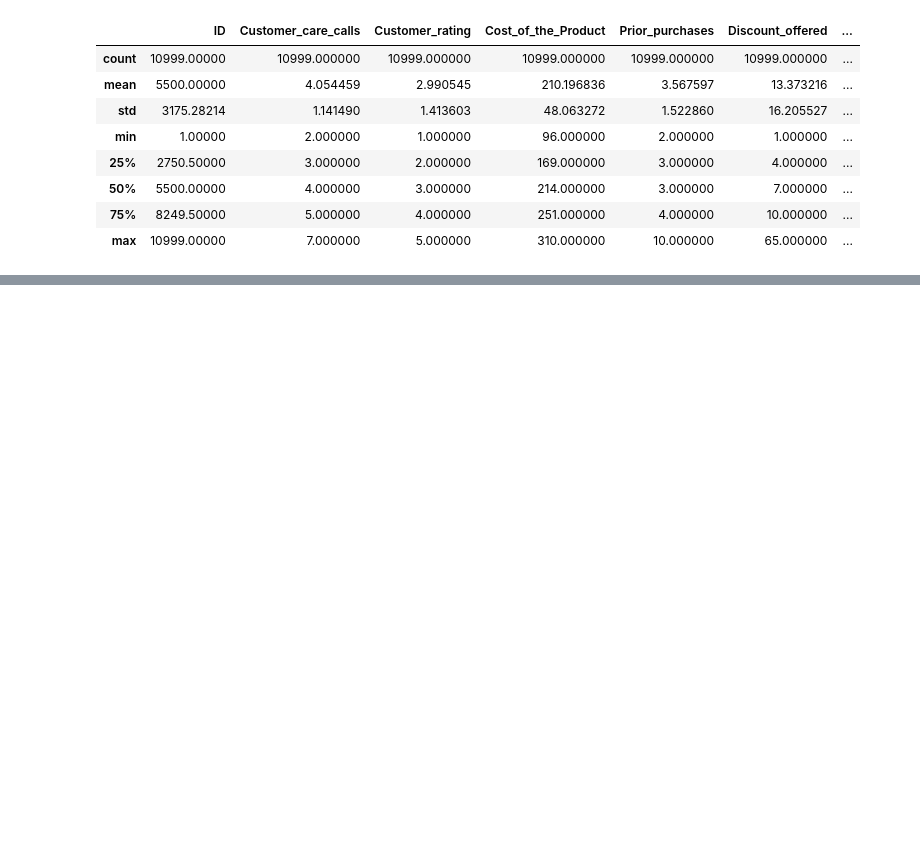
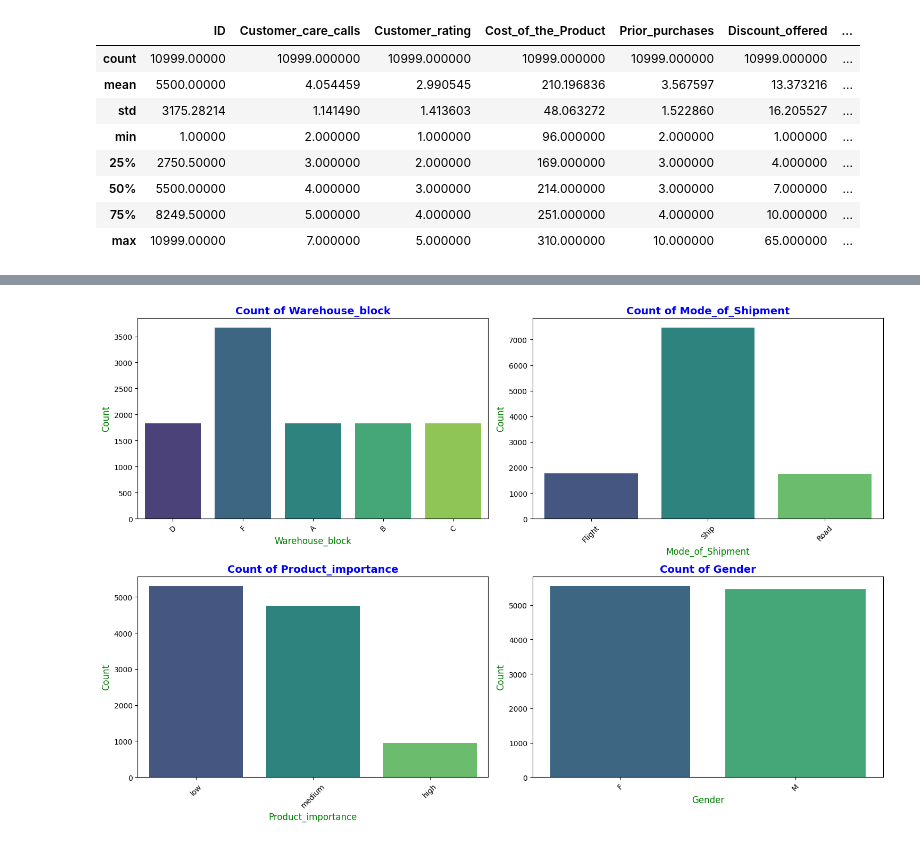
Before and after one commit to Sara2539360/Excel, a Jupyter notebook: Final_ML_Project_E_Comm.ipynb, the cells around one changed output, grey strips where cells are left out. Cells and saved outputs as stored; diff of their text form; code cells hidden in the pictures; blank space fills up the shorter version.

```diff
--- a/Final_ML_Project_E_Comm.ipynb
+++ b/Final_ML_Project_E_Comm.ipynb
@@ -199,0 +113,15 @@ plt.show()
+# %%
+categorical_columns = ['Warehouse_block', 'Mode_of_Shipment', 'Product_importance', 'Gender']
+
+plt.figure(figsize=(15, 10))
+for i, col in enumerate(categorical_columns, 1):
+    plt.subplot(2, 2, i)
+    sns.countplot(data=df, x=col, palette='viridis')
+    plt.title(f'Count of {col}', fontsize=14, fontweight='bold', color='blue')
+    plt.xlabel(col, fontsize=12, color='green')
+    plt.ylabel('Count', fontsize=12, color='green')
+    plt.xticks(rotation=45)
+plt.tight_layout()
+plt.show()
+# %% [output]
+[figure, added]
```
Also changed, not shown: parts of 58 cells of this notebook.
